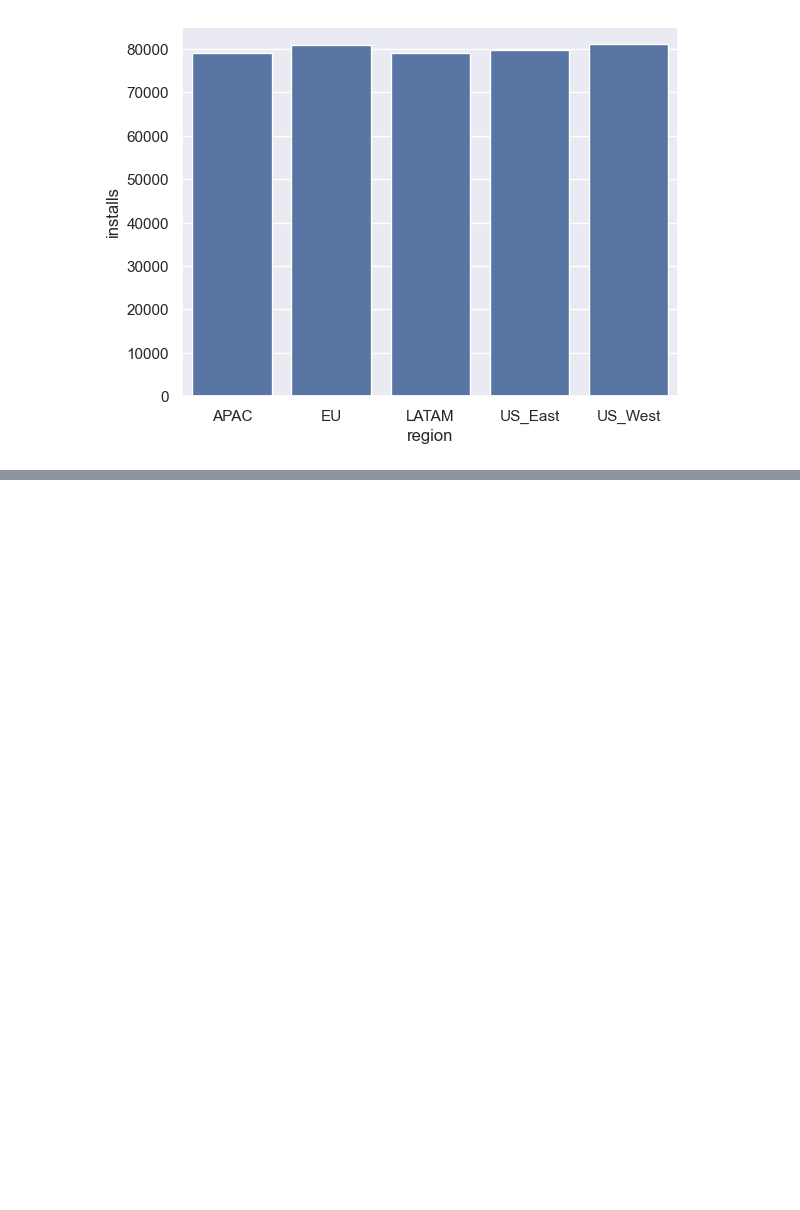
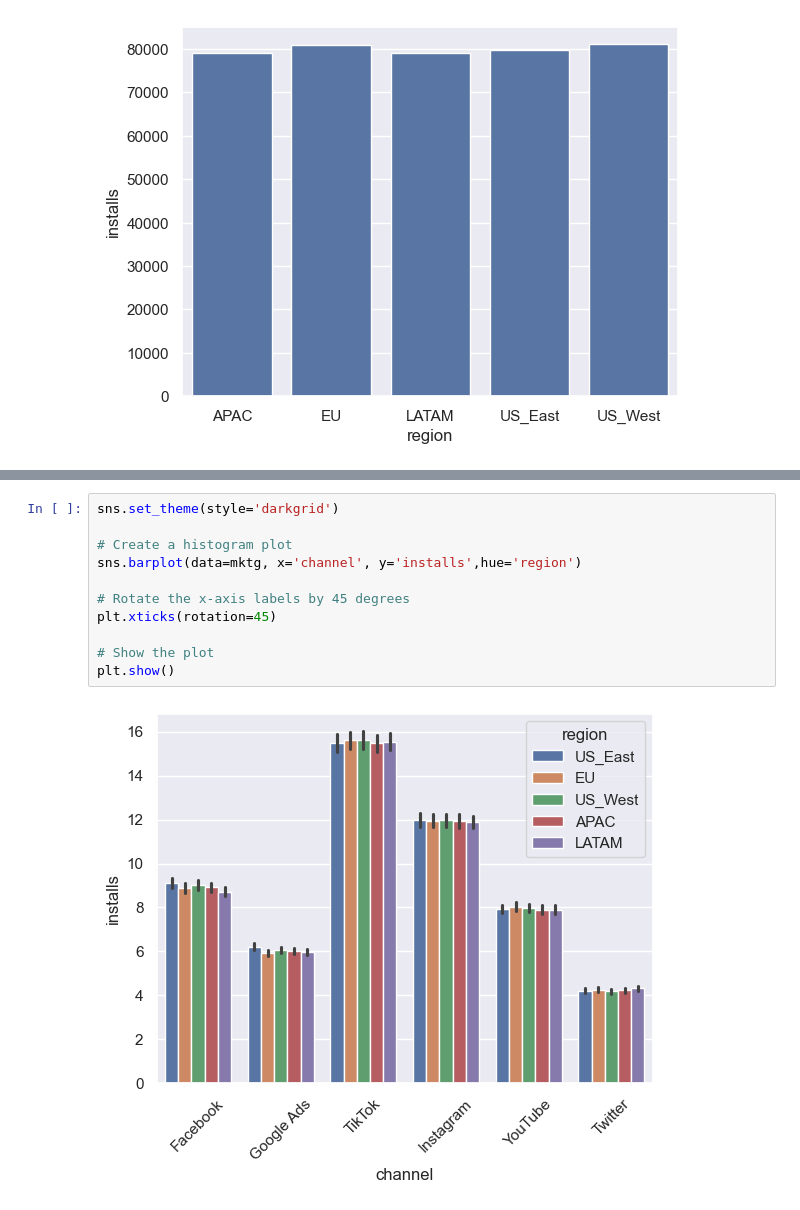
Before and after one commit to rakeshtparayil/marketing_analytics, a Jupyter notebook: marketing_new.ipynb, the cells around one changed output, grey strips where cells are left out. Cells and saved outputs as stored; diff of their text form; blank space fills up the shorter version.

```diff
--- a/marketing_new.ipynb
+++ b/marketing_new.ipynb
@@ -403,0 +416,13 @@ AttributeError: module 'seaborn' has no attribute 'plt'
+# %%
+sns.set_theme(style='darkgrid')
+
+# Create a histogram plot
+sns.barplot(data=mktg, x='channel', y='installs',hue='region')
+
+# Rotate the x-axis labels by 45 degrees
+plt.xticks(rotation=45)
+
+# Show the plot
+plt.show()
+# %% [output]
+[figure, added]
```
Also changed, not shown: parts of 1 cell of this notebook.
